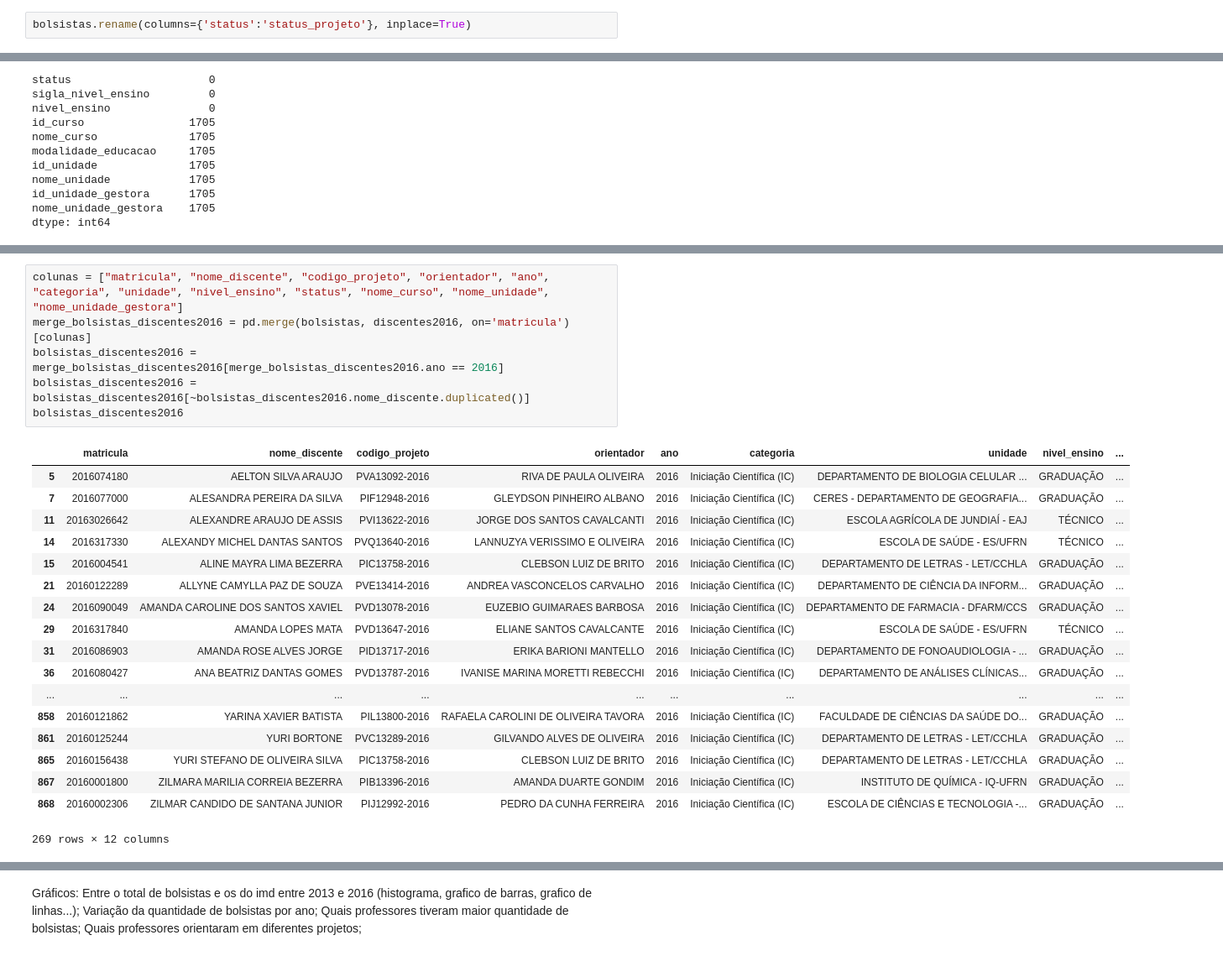
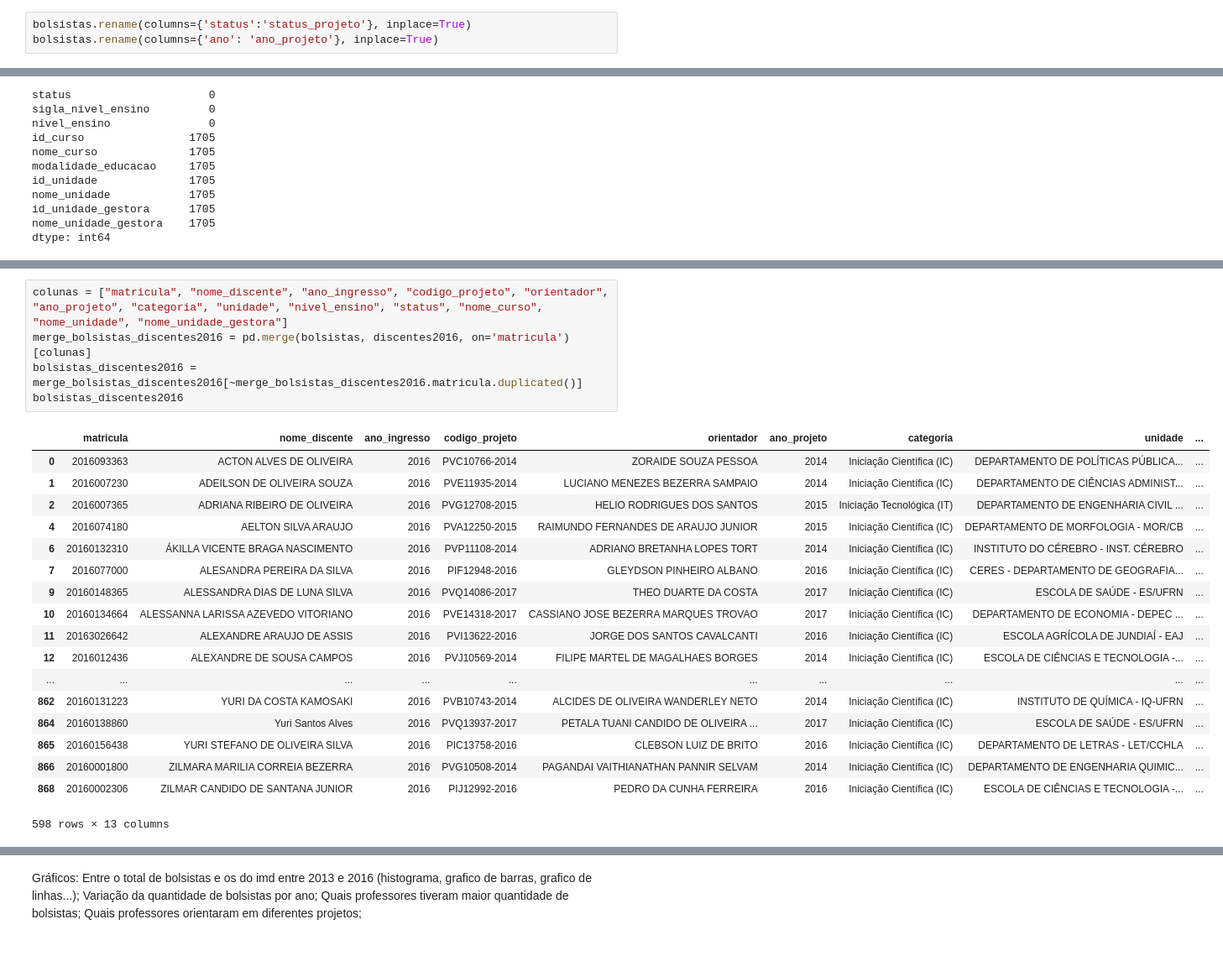
Before and after one commit to patysayonara/PROB_TRABALHO, a Jupyter notebook: Trabalho.ipynb, the cells around one changed output, grey strips where cells are left out. Shown at 84% size. Saved outputs shown, nothing was run; the diff lists cells and outputs as text.

```diff
--- a/Trabalho.ipynb
+++ b/Trabalho.ipynb
@@ -30,6 +30,7 @@ bolsistas
 26712 rows × 21 columns
 # %%
 bolsistas.rename(columns={'status':'status_projeto'}, inplace=True)
+bolsistas.rename(columns={'ano': 'ano_projeto'}, inplace=True)
 # %%
 bolsistas
 # %% [output]
@@ -533,28 +536,27 @@ bolsistas_discentes2015
 # %%
-colunas = ["matricula", "nome_discente", "codigo_projeto", "orientador", "ano", "categoria", "unidade", "nivel_ensino", "status", "nome_curso", "nome_unidade", "nome_unidade_gestora"]
+colunas = ["matricula", "nome_discente", "ano_ingresso", "codigo_projeto", "orientador", "ano_projeto", "categoria", "unidade", "nivel_ensino", "status", "nome_curso", "nome_unidade", "nome_unidade_gestora"]
 merge_bolsistas_discentes2016 = pd.merge(bolsistas, discentes2016, on='matricula')[colunas]
-bolsistas_discentes2016 = merge_bolsistas_discentes2016[merge_bolsistas_discentes2016.ano == 2016]
-bolsistas_discentes2016 = bolsistas_discentes2016[~bolsistas_discentes2016.nome_discente.duplicated()]
+bolsistas_discentes2016 = merge_bolsistas_discentes2016[~merge_bolsistas_discentes2016.matricula.duplicated()]
 bolsistas_discentes2016
 # %% [output]
-|  | matricula | nome_discente | codigo_projeto | orientador | ano | categoria | unidade | nivel_ensino | ... |
-| 5 | 2016074180 | AELTON SILVA ARAUJO | PVA13092-2016 | RIVA DE PAULA OLIVEIRA | 2016 | Iniciação Científica (IC) | DEPARTAMENTO DE BIOLOGIA CELULAR ... | GRADUAÇÃO | ... |
-| 7 | 2016077000 | ALESANDRA PEREIRA DA SILVA | PIF12948-2016 | GLEYDSON PINHEIRO ALBANO | 2016 | Iniciação Científica (IC) | CERES - DEPARTAMENTO DE GEOGRAFIA... | GRADUAÇÃO | ... |
-| 11 | 20163026642 | ALEXANDRE ARAUJO DE ASSIS | PVI13622-2016 | JORGE DOS SANTOS CAVALCANTI | 2016 | Iniciação Científica (IC) | ESCOLA AGRÍCOLA DE JUNDIAÍ - EAJ | TÉCNICO | ... |
-| 14 | 2016317330 | ALEXANDY MICHEL DANTAS SANTOS | PVQ13640-2016 | LANNUZYA VERISSIMO E OLIVEIRA | 2016 | Iniciação Científica (IC) | ESCOLA DE SAÚDE - ES/UFRN | TÉCNICO | ... |
-| 15 | 2016004541 | ALINE MAYRA LIMA BEZERRA | PIC13758-2016 | CLEBSON LUIZ DE BRITO | 2016 | Iniciação Científica (IC) | DEPARTAMENTO DE LETRAS - LET/CCHLA | GRADUAÇÃO | ... |
-| 21 | 20160122289 | ALLYNE CAMYLLA PAZ DE SOUZA | PVE13414-2016 | ANDREA VASCONCELOS CARVALHO | 2016 | Iniciação Científica (IC) | DEPARTAMENTO DE CIÊNCIA DA INFORM... | GRADUAÇÃO | ... |
-| 24 | 2016090049 | AMANDA CAROLINE DOS SANTOS XAVIEL | PVD13078-2016 | EUZEBIO GUIMARAES BARBOSA | 2016 | Iniciação Científica (IC) | DEPARTAMENTO DE FARMACIA - DFARM/CCS | GRADUAÇÃO | ... |
-| 29 | 2016317840 | AMANDA LOPES MATA | PVD13647-2016 | ELIANE SANTOS CAVALCANTE | 2016 | Iniciação Científica (IC) | ESCOLA DE SAÚDE - ES/UFRN | TÉCNICO | ... |
-| 31 | 2016086903 | AMANDA ROSE ALVES JORGE | PID13717-2016 | ERIKA BARIONI MANTELLO | 2016 | Iniciação Científica (IC) | DEPARTAMENTO DE FONOAUDIOLOGIA - ... | GRADUAÇÃO | ... |
-| 36 | 2016080427 | ANA BEATRIZ DANTAS GOMES | PVD13787-2016 | IVANISE MARINA MORETTI REBECCHI | 2016 | Iniciação Científica (IC) | DEPARTAMENTO DE ANÁLISES CLÍNICAS... | GRADUAÇÃO | ... |
+|  | matricula | nome_discente | ano_ingresso | codigo_projeto | orientador | ano_projeto | categoria | unidade | ... |
+| 0 | 2016093363 | ACTON ALVES DE OLIVEIRA | 2016 | PVC10766-2014 | ZORAIDE SOUZA PESSOA | 2014 | Iniciação Científica (IC) | DEPARTAMENTO DE POLÍTICAS PÚBLICA... | ... |
+| 1 | 2016007230 | ADEILSON DE OLIVEIRA SOUZA | 2016 | PVE11935-2014 | LUCIANO MENEZES BEZERRA SAMPAIO | 2014 | Iniciação Científica (IC) | DEPARTAMENTO DE CIÊNCIAS ADMINIST... | ... |
+| 2 | 2016007365 | ADRIANA RIBEIRO DE OLIVEIRA | 2016 | PVG12708-2015 | HELIO RODRIGUES DOS SANTOS | 2015 | Iniciação Tecnológica (IT) | DEPARTAMENTO DE ENGENHARIA CIVIL ... | ... |
+| 4 | 2016074180 | AELTON SILVA ARAUJO | 2016 | PVA12250-2015 | RAIMUNDO FERNANDES DE ARAUJO JUNIOR | 2015 | Iniciação Científica (IC) | DEPARTAMENTO DE MORFOLOGIA - MOR/CB | ... |
+| 6 | 20160132310 | ÁKILLA VICENTE BRAGA NASCIMENTO | 2016 | PVP11108-2014 | ADRIANO BRETANHA LOPES TORT | 2014 | Iniciação Científica (IC) | INSTITUTO DO CÉREBRO - INST. CÉREBRO | ... |
+| 7 | 2016077000 | ALESANDRA PEREIRA DA SILVA | 2016 | PIF12948-2016 | GLEYDSON PINHEIRO ALBANO | 2016 | Iniciação Científica (IC) | CERES - DEPARTAMENTO DE GEOGRAFIA... | ... |
+| 9 | 20160148365 | ALESSANDRA DIAS DE LUNA SILVA | 2016 | PVQ14086-2017 | THEO DUARTE DA COSTA | 2017 | Iniciação Científica (IC) | ESCOLA DE SAÚDE - ES/UFRN | ... |
+| 10 | 20160134664 | ALESSANNA LARISSA AZEVEDO VITORIANO | 2016 | PVE14318-2017 | CASSIANO JOSE BEZERRA MARQUES TROVAO | 2017 | Iniciação Científica (IC) | DEPARTAMENTO DE ECONOMIA - DEPEC ... | ... |
+| 11 | 20163026642 | ALEXANDRE ARAUJO DE ASSIS | 2016 | PVI13622-2016 | JORGE DOS SANTOS CAVALCANTI | 2016 | Iniciação Científica (IC) | ESCOLA AGRÍCOLA DE JUNDIAÍ - EAJ | ... |
+| 12 | 2016012436 | ALEXANDRE DE SOUSA CAMPOS | 2016 | PVJ10569-2014 | FILIPE MARTEL DE MAGALHAES BORGES | 2014 | Iniciação Científica (IC) | ESCOLA DE CIÊNCIAS E TECNOLOGIA -... | ... |
 | ... | ... | ... | ... | ... | ... | ... | ... | ... | ... |
-| 858 | 20160121862 | YARINA XAVIER BATISTA | PIL13800-2016 | RAFAELA CAROLINI DE OLIVEIRA TAVORA | 2016 | Iniciação Científica (IC) | FACULDADE DE CIÊNCIAS DA SAÚDE DO... | GRADUAÇÃO | ... |
-| 861 | 20160125244 | YURI BORTONE | PVC13289-2016 | GILVANDO ALVES DE OLIVEIRA | 2016 | Iniciação Científica (IC) | DEPARTAMENTO DE LETRAS - LET/CCHLA | GRADUAÇÃO | ... |
-| 865 | 20160156438 | YURI STEFANO DE OLIVEIRA SILVA | PIC13758-2016 | CLEBSON LUIZ DE BRITO | 2016 | Iniciação Científica (IC) | DEPARTAMENTO DE LETRAS - LET/CCHLA | GRADUAÇÃO | ... |
-| 867 | 20160001800 | ZILMARA MARILIA CORREIA BEZERRA | PIB13396-2016 | AMANDA DUARTE GONDIM | 2016 | Iniciação Científica (IC) | INSTITUTO DE QUÍMICA - IQ-UFRN | GRADUAÇÃO | ... |
-| 868 | 20160002306 | ZILMAR CANDIDO DE SANTANA JUNIOR | PIJ12992-2016 | PEDRO DA CUNHA FERREIRA | 2016 | Iniciação Científica (IC) | ESCOLA DE CIÊNCIAS E TECNOLOGIA -... | GRADUAÇÃO | ... |
+| 862 | 20160131223 | YURI DA COSTA KAMOSAKI | 2016 | PVB10743-2014 | ALCIDES DE OLIVEIRA WANDERLEY NETO | 2014 | Iniciação Científica (IC) | INSTITUTO DE QUÍMICA - IQ-UFRN | ... |
+| 864 | 20160138860 | Yuri Santos Alves | 2016 | PVQ13937-2017 | PETALA TUANI CANDIDO DE OLIVEIRA ... | 2017 | Iniciação Científica (IC) | ESCOLA DE SAÚDE - ES/UFRN | ... |
+| 865 | 20160156438 | YURI STEFANO DE OLIVEIRA SILVA | 2016 | PIC13758-2016 | CLEBSON LUIZ DE BRITO | 2016 | Iniciação Científica (IC) | DEPARTAMENTO DE LETRAS - LET/CCHLA | ... |
+| 866 | 20160001800 | ZILMARA MARILIA CORREIA BEZERRA | 2016 | PVG10508-2014 | PAGANDAI VAITHIANATHAN PANNIR SELVAM | 2014 | Iniciação Científica (IC) | DEPARTAMENTO DE ENGENHARIA QUIMIC... | ... |
+| 868 | 20160002306 | ZILMAR CANDIDO DE SANTANA JUNIOR | 2016 | PIJ12992-2016 | PEDRO DA CUNHA FERREIRA | 2016 | Iniciação Científica (IC) | ESCOLA DE CIÊNCIAS E TECNOLOGIA -... | ... |
-269 rows × 12 columns
+598 rows × 13 columns
 # %%
 imd_2013 = bolsistas_discentes2013[bolsistas_discentes2013.nome_unidade.str.contains("INSTITUTO METROPOLE DIGITAL")]
 imd_2013
```
Also changed, not shown: parts of 22 cells of this notebook.
